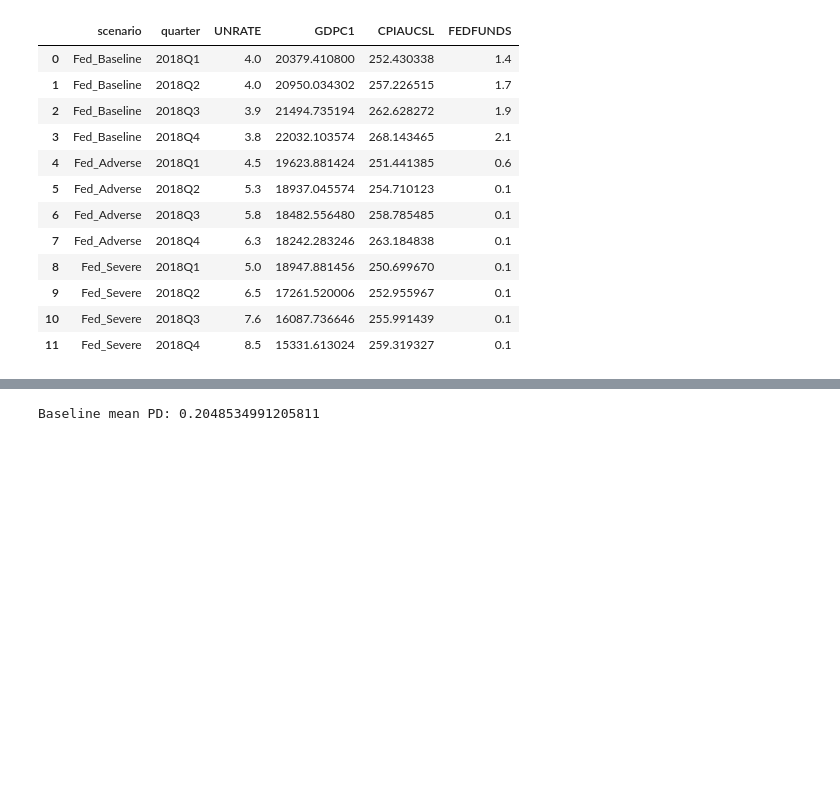
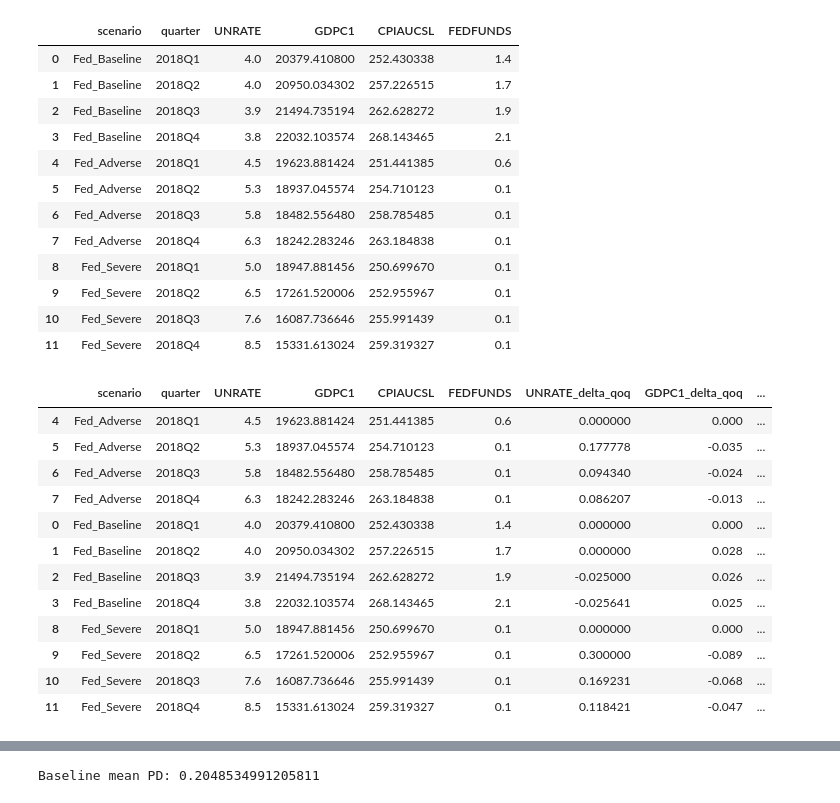
Before and after one commit to BinodTandan/Banking_Stress_Testing, a Jupyter notebook: notebooks/04_stress_testing.ipynb, the cells around one changed output, grey strips where cells are left out. Cells and saved outputs as stored; diff of their text form; code cells hidden in the pictures; blank space fills up the shorter version.

```diff
--- a/notebooks/04_stress_testing.ipynb
+++ b/notebooks/04_stress_testing.ipynb
@@ -483,3 +499,40 @@ fed_levels_model
 fed_levels_model.to_csv(RES_DIR / "fed_2018_converted_scenarios.csv", index=False)
 # %%
 fed_macro.to_csv(RES_DIR / "fed_2018_scenarios.csv", index=False)
+# %%
+# Create Delta QoQ for fed 2018 stress scenarios
+
+fed_df = fed_levels_model.sort_values(["scenario", "quarter"]).copy()
+
+# QoQ percentage changes
+fed_df["UNRATE_delta_qoq"]   = fed_df.groupby("scenario")["UNRATE"].pct_change()
+fed_df["GDPC1_delta_qoq"]    = fed_df.groupby("scenario")["GDPC1"].pct_change()
+fed_df["CPIAUCSL_delta_qoq"] = fed_df.groupby("scenario")["CPIAUCSL"].pct_change()
+fed_df["FEDFUNDS_delta_qoq"] = fed_df.groupby("scenario")["FEDFUNDS"].pct_change()
+
+# Inflation and real rate in the same style as your data-driven features
+fed_df["inflation_qoq"] = fed_df["CPIAUCSL_delta_qoq"]
+fed_df["real_rate_qoq"] = fed_df["FEDFUNDS"] - fed_df["inflation_qoq"]
+
+# First quarter in each scenario has no past quarter → fill deltas with 0
+delta_cols = [
+    "UNRATE_delta_qoq", "GDPC1_delta_qoq", "CPIAUCSL_delta_qoq",
+    "FEDFUNDS_delta_qoq", "inflation_qoq", "real_rate_qoq"
+]
+fed_df[delta_cols] = fed_df[delta_cols].fillna(0.0)
+# %%
+fed_df
+# %% [output]
+|  | scenario | quarter | UNRATE | GDPC1 | CPIAUCSL | FEDFUNDS | UNRATE_delta_qoq | GDPC1_delta_qoq | ... |
+| 4 | Fed_Adverse | 2018Q1 | 4.5 | 19623.881424 | 251.441385 | 0.6 | 0.000000 | 0.000 | ... |
+| 5 | Fed_Adverse | 2018Q2 | 5.3 | 18937.045574 | 254.710123 | 0.1 | 0.177778 | -0.035 | ... |
+| 6 | Fed_Adverse | 2018Q3 | 5.8 | 18482.556480 | 258.785485 | 0.1 | 0.094340 | -0.024 | ... |
+| 7 | Fed_Adverse | 2018Q4 | 6.3 | 18242.283246 | 263.184838 | 0.1 | 0.086207 | -0.013 | ... |
+| 0 | Fed_Baseline | 2018Q1 | 4.0 | 20379.410800 | 252.430338 | 1.4 | 0.000000 | 0.000 | ... |
+| 1 | Fed_Baseline | 2018Q2 | 4.0 | 20950.034302 | 257.226515 | 1.7 | 0.000000 | 0.028 | ... |
+| 2 | Fed_Baseline | 2018Q3 | 3.9 | 21494.735194 | 262.628272 | 1.9 | -0.025000 | 0.026 | ... |
+| 3 | Fed_Baseline | 2018Q4 | 3.8 | 22032.103574 | 268.143465 | 2.1 | -0.025641 | 0.025 | ... |
+| 8 | Fed_Severe | 2018Q1 | 5.0 | 18947.881456 | 250.699670 | 0.1 | 0.000000 | 0.000 | ... |
+| 9 | Fed_Severe | 2018Q2 | 6.5 | 17261.520006 | 252.955967 | 0.1 | 0.300000 | -0.089 | ... |
+| 10 | Fed_Severe | 2018Q3 | 7.6 | 16087.736646 | 255.991439 | 0.1 | 0.169231 | -0.068 | ... |
+| 11 | Fed_Severe | 2018Q4 | 8.5 | 15331.613024 | 259.319327 | 0.1 | 0.118421 | -0.047 | ... |
```
Also changed, not shown: parts of 12 cells of this notebook.
